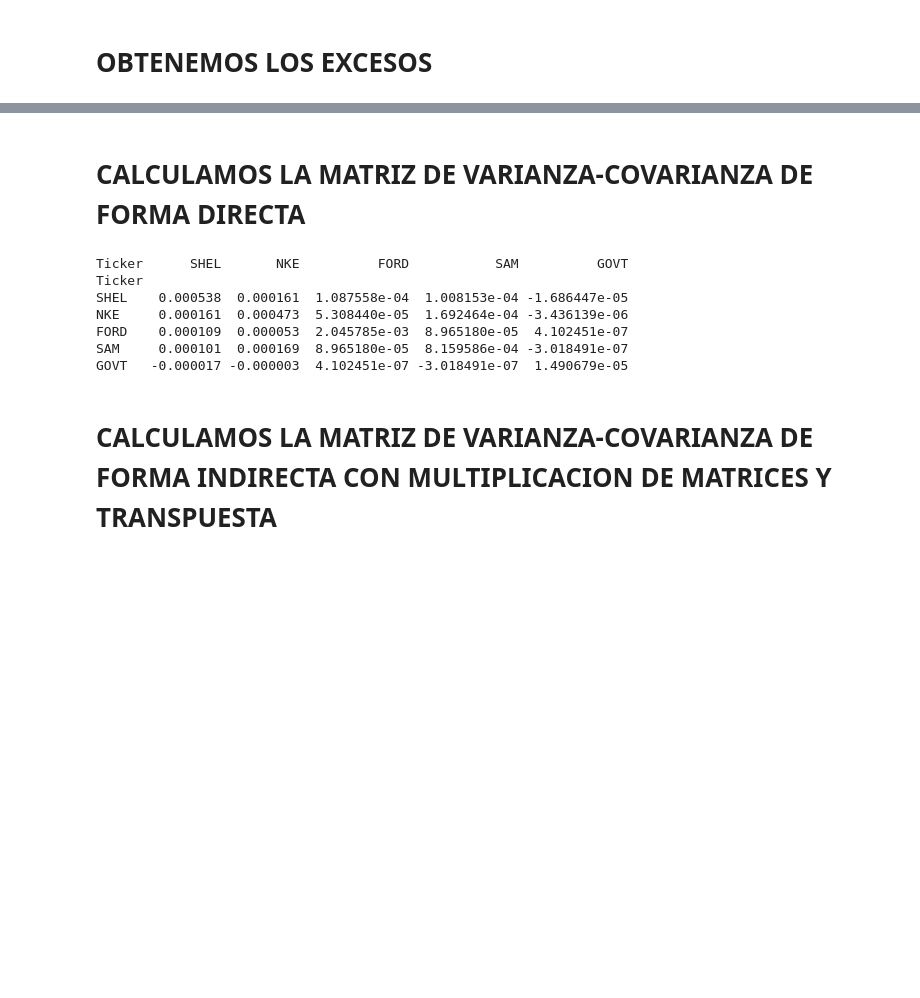
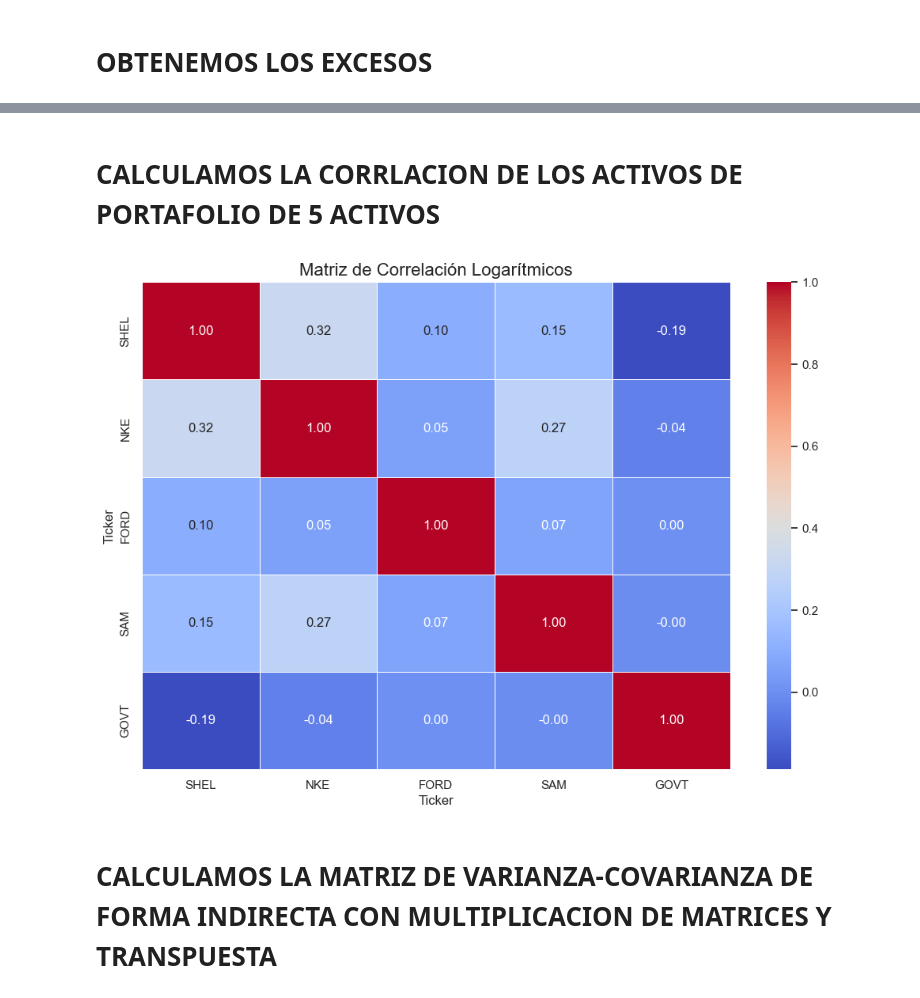
Before and after one commit to betospike/CORRELACION_ACTIVOS, a Jupyter notebook: Correlacion_de_activos.ipynb, the cells around one changed output, grey strips where cells are left out. Saved outputs shown, nothing was run; the diff lists cells and outputs as text; code cells hidden in the pictures; blank space fills up the shorter version.

```diff
--- a/Correlacion_de_activos.ipynb
+++ b/Correlacion_de_activos.ipynb
@@ -1015,20 +1017,21 @@ GOVT
 | 2020-01-09 | -0.000345 | -0.000490 | 0.010201 | -0.010330 | 0.000799 |
-# %% [markdown]
-# CALCULAMOS LA MATRIZ DE VARIANZA-COVARIANZA DE FORMA DIRECTA
-# %%
-
-# Calcular la matriz de varianza-covarianza
-matriz_varianza_covarianza = assets.cov()
-
-# Mostrar la matriz
-print(matriz_varianza_covarianza)
-# %% [output]
-Ticker      SHEL       NKE          FORD           SAM          GOVT
-Ticker
-SHEL    0.000538  0.000161  1.087558e-04  1.008153e-04 -1.686447e-05
-NKE     0.000161  0.000473  5.308440e-05  1.692464e-04 -3.436139e-06
-FORD    0.000109  0.000053  2.045785e-03  8.965180e-05  4.102451e-07
-SAM     0.000101  0.000169  8.965180e-05  8.159586e-04 -3.018491e-07
-GOVT   -0.000017 -0.000003  4.102451e-07 -3.018491e-07  1.490679e-05
+# %% [markdown]
+# CALCULAMOS LA CORRLACION DE LOS ACTIVOS DE PORTAFOLIO DE 5 ACTIVOS
+# %%
+import seaborn as sns
+import matplotlib.pyplot as plt
+
+# Calcular la matriz de correlación
+correlation_matrix = assets.corr()
+
+# Visualizar la matriz de correlación con un heatmap
+plt.figure(figsize=(12, 8))
+sns.heatmap(correlation_matrix, annot=True, cmap="coolwarm", fmt=".2f", linewidths=0.5)
+
+# Personalizar el gráfico
+plt.title("Matriz de Correlación Logarítmicos", fontsize=16)
+plt.show()
+# %% [output]
+[figure, added]
 # %% [markdown]
 # CALCULAMOS LA MATRIZ DE VARIANZA-COVARIANZA DE FORMA INDIRECTA CON MULTIPLICACION DE MATRICES Y TRANSPUESTA
```
Also changed, not shown: parts of 24 cells of this notebook.
